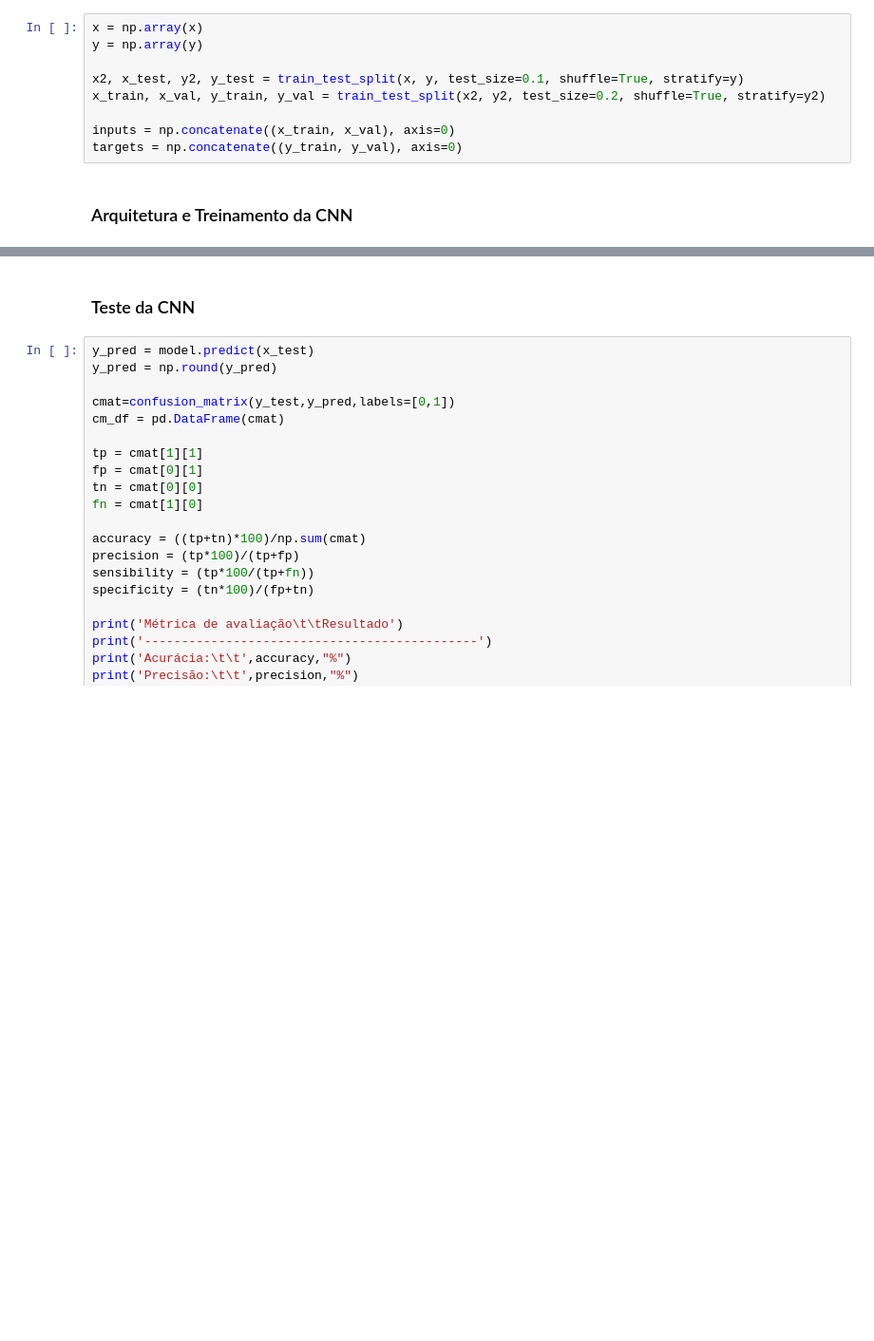
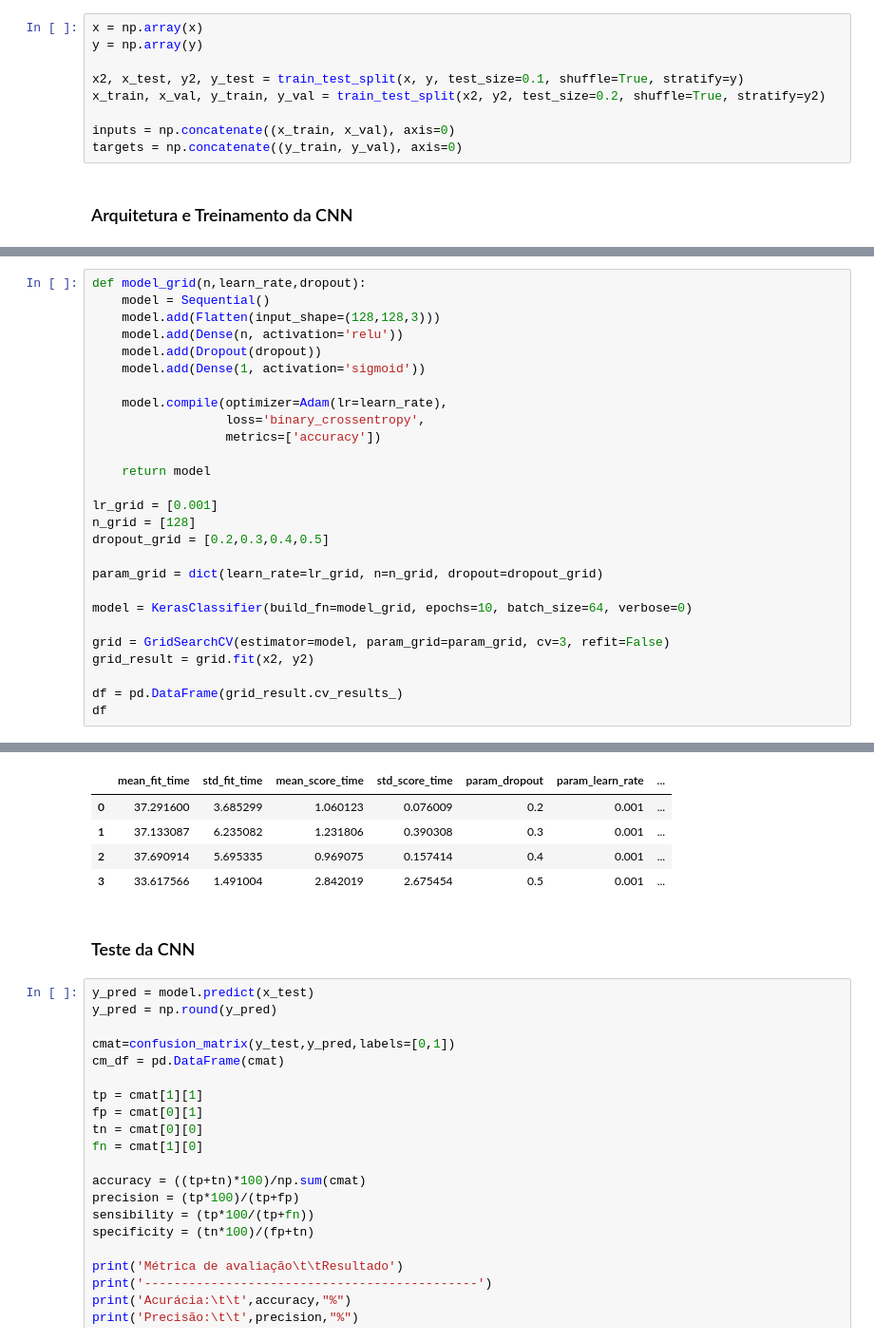
Before and after one commit to robsonruiz/cnn-brain-tumor, a Jupyter notebook: CNN Pneumonia.ipynb, the cells around one changed output, grey strips where cells are left out. Shown at 95% size. Cells and saved outputs as stored; diff of their text form; blank space fills up the shorter version.

Commit message:
adiciona GridSearchCV

```diff
--- a/CNN Pneumonia.ipynb
+++ b/CNN Pneumonia.ipynb
@@ -149,0 +140,28 @@ plt.show()
+# %%
+def model_grid(n,learn_rate,dropout):
+    model = Sequential()
+    model.add(Flatten(input_shape=(128,128,3)))
+    model.add(Dense(n, activation='relu'))
+    model.add(Dropout(dropout))
+    model.add(Dense(1, activation='sigmoid'))
+
+    model.compile(optimizer=Adam(lr=learn_rate),
+                  loss='binary_crossentropy',
+                  metrics=['accuracy'])
+
+    return model
+
+lr_grid = [0.001]
+n_grid = [128]
+dropout_grid = [0.2,0.3,0.4,0.5]
+
+param_grid = dict(learn_rate=lr_grid, n=n_grid, dropout=dropout_grid)
+
+model = KerasClassifier(build_fn=model_grid, epochs=10, batch_size=64, verbose=0)
+
+grid = GridSearchCV(estimator=model, param_grid=param_grid, cv=3, refit=False)
+grid_result = grid.fit(x2, y2)
+
+df = pd.DataFrame(grid_result.cv_results_)
+df
+# %% [output]
@@ -150,3 +169,8 @@ plt.show()
+|  | mean_fit_time | std_fit_time | mean_score_time | std_score_time | param_dropout | param_learn_rate | ... |
+| 0 | 37.291600 | 3.685299 | 1.060123 | 0.076009 | 0.2 | 0.001 | ... |
+| 1 | 37.133087 | 6.235082 | 1.231806 | 0.390308 | 0.3 | 0.001 | ... |
+| 2 | 37.690914 | 5.695335 | 0.969075 | 0.157414 | 0.4 | 0.001 | ... |
+| 3 | 33.617566 | 1.491004 | 2.842019 | 2.675454 | 0.5 | 0.001 | ... |
 # %% [markdown]
 ### Teste da CNN
 # %%
```
Also changed, not shown: parts of 8 cells of this notebook.
